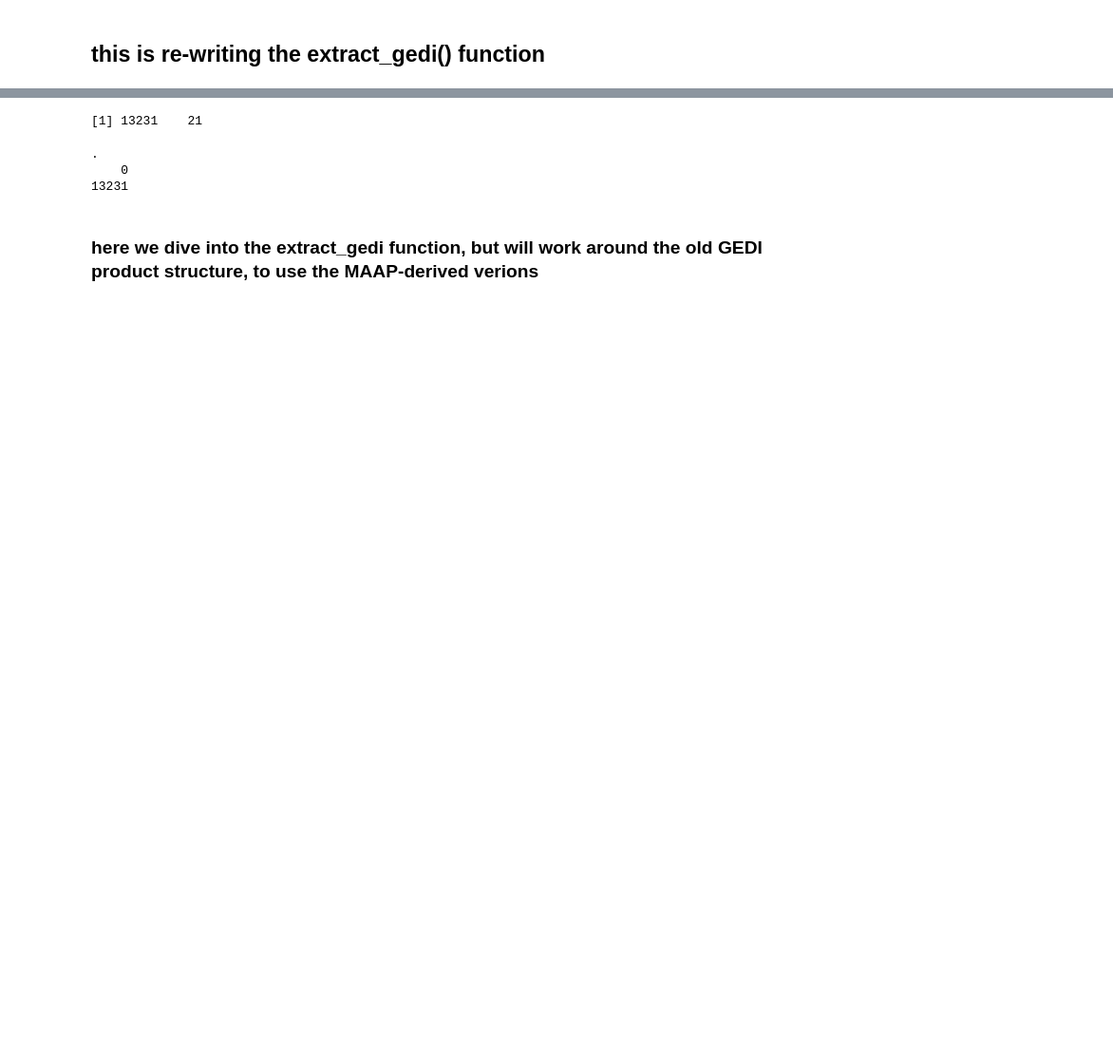
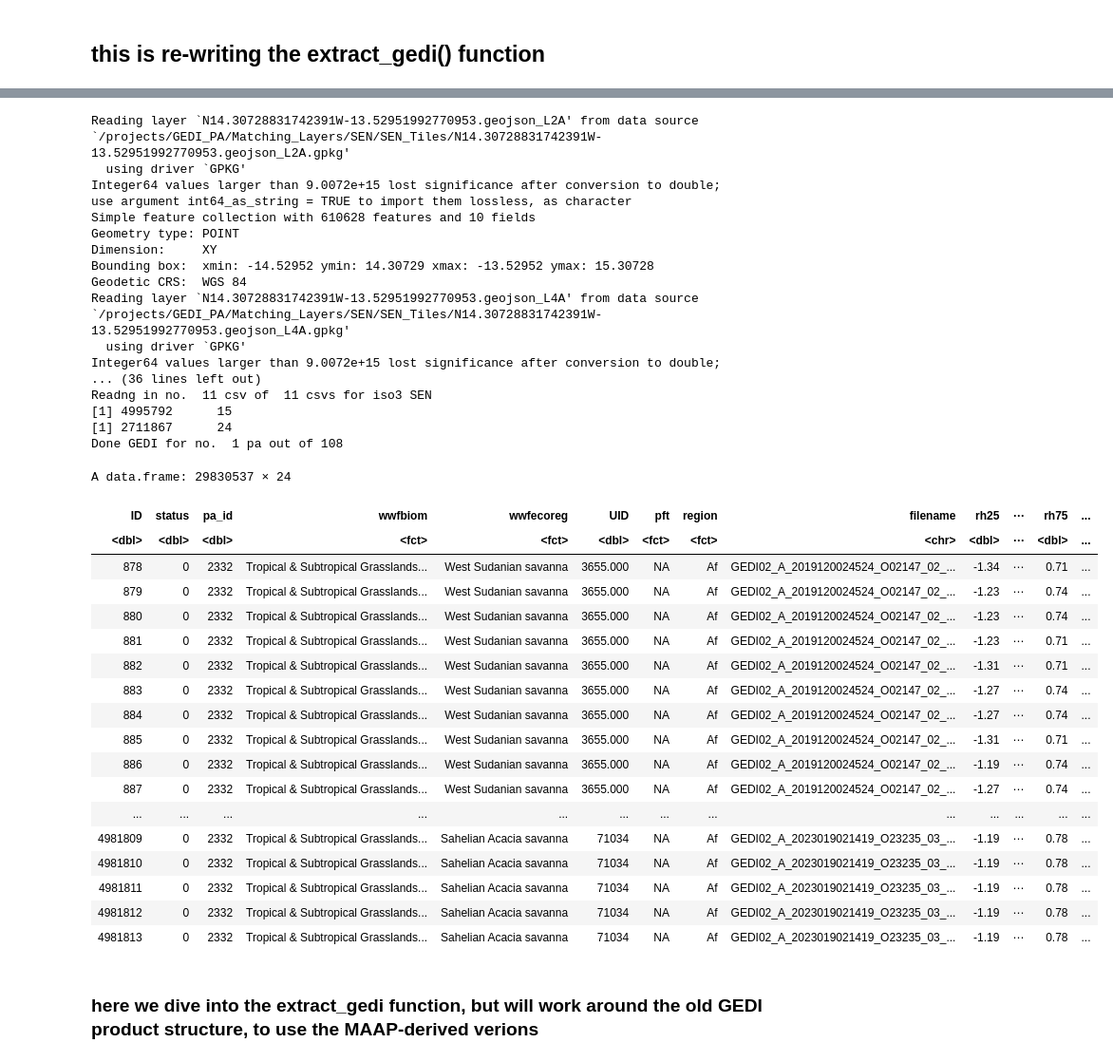
Before and after one commit to GEDI-PA/MAAP_GEDIAnalysis, a Jupyter notebook: global2.ipynb, the cells around one changed output, grey strips where cells are left out. Shown: that part at 95% size. Cells and saved outputs as stored; diff of their text form; code cells hidden in the pictures; blank space fills up the shorter version.

```diff
--- a/global2.ipynb
+++ b/global2.ipynb
@@ -399,3 +357,6 @@ plot(tile, add = TRUE)
 # %%
 # essentially we want to extract gedi shots over the raster grids, but the extract_gedi function needs customization [done below]
 # iso_matched_gedi<- extract_gedi(matched=matched, mras = mras)
+# %%
+f.path <- '~/GEDI_PA/Matching_Layers/SEN/SEN_Tiles'
+list.files(file.path(f.path), full.names = TRUE, pattern = '.gpkg')
@@ -402,3 +381,5 @@ plot(tile, add = TRUE)
+# %%
+mrasProj <- projectRaster(mras,crs = crs(read))
 # %% [markdown]
 ## this is re-writing the extract_gedi() function
 # %%
@@ -476,11 +454,42 @@ Geodetic CRS:  WGS 84
-# %%
-ex_out%>%dim()
-ex_out$status%>%table()
-# %% [output]
-[1] 13231    21
-.
-    0
-13231
+# %%
+extract_gedi(matched=matched, mras = mrasProj)
+# %% [output]
+Reading layer `N14.30728831742391W-13.52951992770953.geojson_L2A' from data source `/projects/GEDI_PA/Matching_Layers/SEN/SEN_Tiles/N14.30728831742391W-13.52951992770953.geojson_L2A.gpkg'
+  using driver `GPKG'
+Integer64 values larger than 9.0072e+15 lost significance after conversion to double;
+use argument int64_as_string = TRUE to import them lossless, as character
+Simple feature collection with 610628 features and 10 fields
+Geometry type: POINT
+Dimension:     XY
+Bounding box:  xmin: -14.52952 ymin: 14.30729 xmax: -13.52952 ymax: 15.30728
+Geodetic CRS:  WGS 84
+Reading layer `N14.30728831742391W-13.52951992770953.geojson_L4A' from data source `/projects/GEDI_PA/Matching_Layers/SEN/SEN_Tiles/N14.30728831742391W-13.52951992770953.geojson_L4A.gpkg'
+  using driver `GPKG'
+Integer64 values larger than 9.0072e+15 lost significance after conversion to double;
+... (36 lines left out)
+Readng in no.  11 csv of  11 csvs for iso3 SEN
+[1] 4995792      15
+[1] 2711867      24
+Done GEDI for no.  1 pa out of 108
+A data.frame: 29830537 × 24
+| ID | status | pa_id | wwfbiom | wwfecoreg | UID | pft | region | filename | rh25 | ⋯ | rh75 | ... |
+| <dbl> | <dbl> | <dbl> | <fct> | <fct> | <dbl> | <fct> | <fct> | <chr> | <dbl> | ⋯ | <dbl> | ... |
+| 878 | 0 | 2332 | Tropical & Subtropical Grasslands... | West Sudanian savanna | 3655.000 | NA | Af | GEDI02_A_2019120024524_O02147_02_... | -1.34 | ⋯ | 0.71 | ... |
+| 879 | 0 | 2332 | Tropical & Subtropical Grasslands... | West Sudanian savanna | 3655.000 | NA | Af | GEDI02_A_2019120024524_O02147_02_... | -1.23 | ⋯ | 0.74 | ... |
+| 880 | 0 | 2332 | Tropical & Subtropical Grasslands... | West Sudanian savanna | 3655.000 | NA | Af | GEDI02_A_2019120024524_O02147_02_... | -1.23 | ⋯ | 0.74 | ... |
+| 881 | 0 | 2332 | Tropical & Subtropical Grasslands... | West Sudanian savanna | 3655.000 | NA | Af | GEDI02_A_2019120024524_O02147_02_... | -1.23 | ⋯ | 0.71 | ... |
+| 882 | 0 | 2332 | Tropical & Subtropical Grasslands... | West Sudanian savanna | 3655.000 | NA | Af | GEDI02_A_2019120024524_O02147_02_... | -1.31 | ⋯ | 0.71 | ... |
+| 883 | 0 | 2332 | Tropical & Subtropical Grasslands... | West Sudanian savanna | 3655.000 | NA | Af | GEDI02_A_2019120024524_O02147_02_... | -1.27 | ⋯ | 0.74 | ... |
+| 884 | 0 | 2332 | Tropical & Subtropical Grasslands... | West Sudanian savanna | 3655.000 | NA | Af | GEDI02_A_2019120024524_O02147_02_... | -1.27 | ⋯ | 0.74 | ... |
+| 885 | 0 | 2332 | Tropical & Subtropical Grasslands... | West Sudanian savanna | 3655.000 | NA | Af | GEDI02_A_2019120024524_O02147_02_... | -1.31 | ⋯ | 0.71 | ... |
+| 886 | 0 | 2332 | Tropical & Subtropical Grasslands... | West Sudanian savanna | 3655.000 | NA | Af | GEDI02_A_2019120024524_O02147_02_... | -1.19 | ⋯ | 0.74 | ... |
+| 887 | 0 | 2332 | Tropical & Subtropical Grasslands... | West Sudanian savanna | 3655.000 | NA | Af | GEDI02_A_2019120024524_O02147_02_... | -1.27 | ⋯ | 0.74 | ... |
+| ... | ... | ... | ... | ... | ... | ... | ... | ... | ... | ... | ... | ... |
+| 4981809 | 0 | 2332 | Tropical & Subtropical Grasslands... | Sahelian Acacia savanna | 71034 | NA | Af | GEDI02_A_2023019021419_O23235_03_... | -1.19 | ⋯ | 0.78 | ... |
+| 4981810 | 0 | 2332 | Tropical & Subtropical Grasslands... | Sahelian Acacia savanna | 71034 | NA | Af | GEDI02_A_2023019021419_O23235_03_... | -1.19 | ⋯ | 0.78 | ... |
+| 4981811 | 0 | 2332 | Tropical & Subtropical Grasslands... | Sahelian Acacia savanna | 71034 | NA | Af | GEDI02_A_2023019021419_O23235_03_... | -1.19 | ⋯ | 0.78 | ... |
+| 4981812 | 0 | 2332 | Tropical & Subtropical Grasslands... | Sahelian Acacia savanna | 71034 | NA | Af | GEDI02_A_2023019021419_O23235_03_... | -1.19 | ⋯ | 0.78 | ... |
+| 4981813 | 0 | 2332 | Tropical & Subtropical Grasslands... | Sahelian Acacia savanna | 71034 | NA | Af | GEDI02_A_2023019021419_O23235_03_... | -1.19 | ⋯ | 0.78 | ... |
 # %% [markdown]
 ### here we dive into the extract_gedi function, but will work around the old GEDI product structure, to use the MAAP-derived verions
 # %%
```
Also changed, not shown: parts of 24 cells of this notebook.
